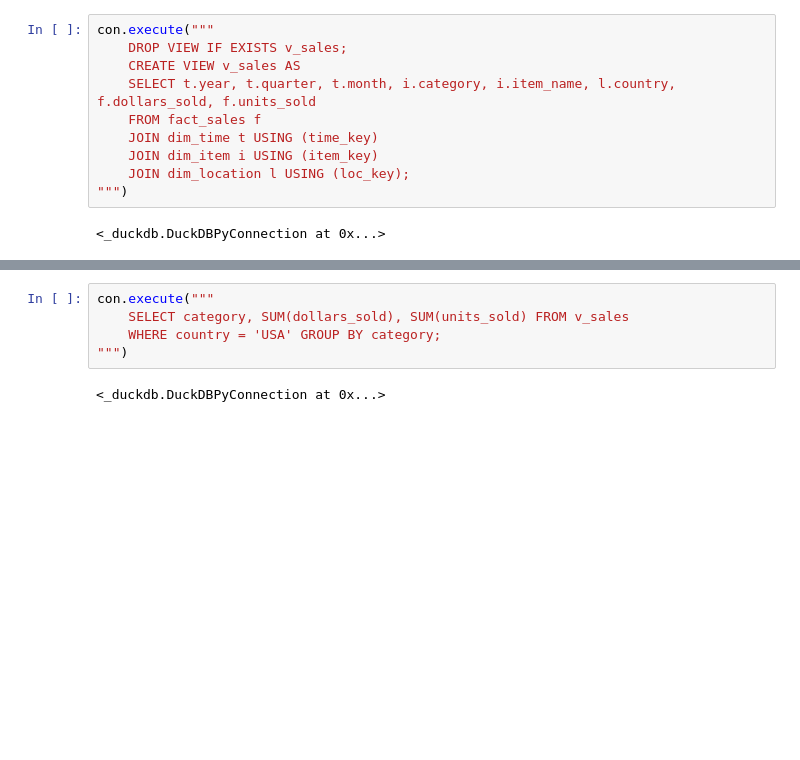
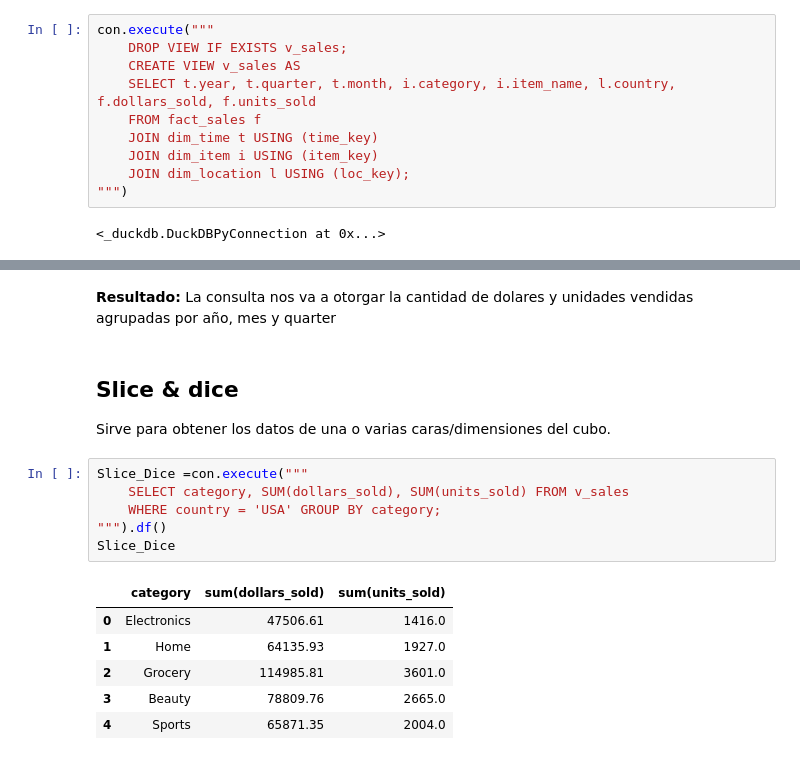
Before and after one commit to Esparrago23/Mineria_De_Datos, a Jupyter notebook: notebook.ipynb, the cells around one changed output, grey strips where cells are left out. Cells and saved outputs as stored; diff of their text form; blank space fills up the shorter version.

```diff
--- a/notebook.ipynb
+++ b/notebook.ipynb
@@ -70,7 +105,19 @@ Slice & dice
+# %% [markdown]
+**Resultado:**
+La consulta nos va a otorgar la cantidad de dolares y unidades vendidas agrupadas por año, mes y quarter
+# %% [markdown]
+## Slice & dice
+Sirve para obtener los datos de una o varias caras/dimensiones del cubo.
 # %%
-con.execute("""
+Slice_Dice =con.execute("""
     SELECT category, SUM(dollars_sold), SUM(units_sold) FROM v_sales
     WHERE country = 'USA' GROUP BY category;
-""")
+""").df()
+Slice_Dice
 # %% [output]
-<_duckdb.DuckDBPyConnection at 0x...>
+|  | category | sum(dollars_sold) | sum(units_sold) |
+| 0 | Electronics | 47506.61 | 1416.0 |
+| 1 | Home | 64135.93 | 1927.0 |
+| 2 | Grocery | 114985.81 | 3601.0 |
+| 3 | Beauty | 78809.76 | 2665.0 |
+| 4 | Sports | 65871.35 | 2004.0 |
```
Also changed, not shown: parts of 27 cells of this notebook, 2 other files.
